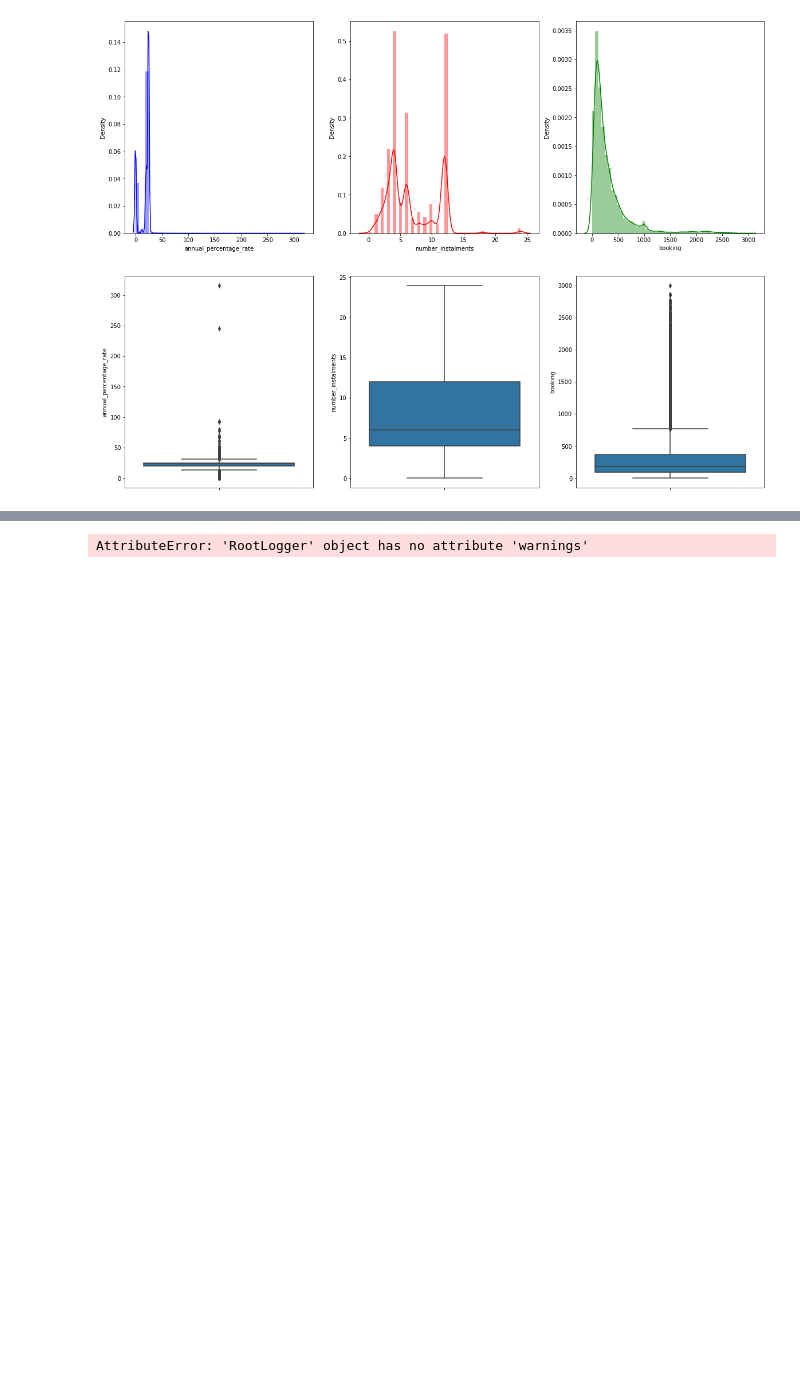
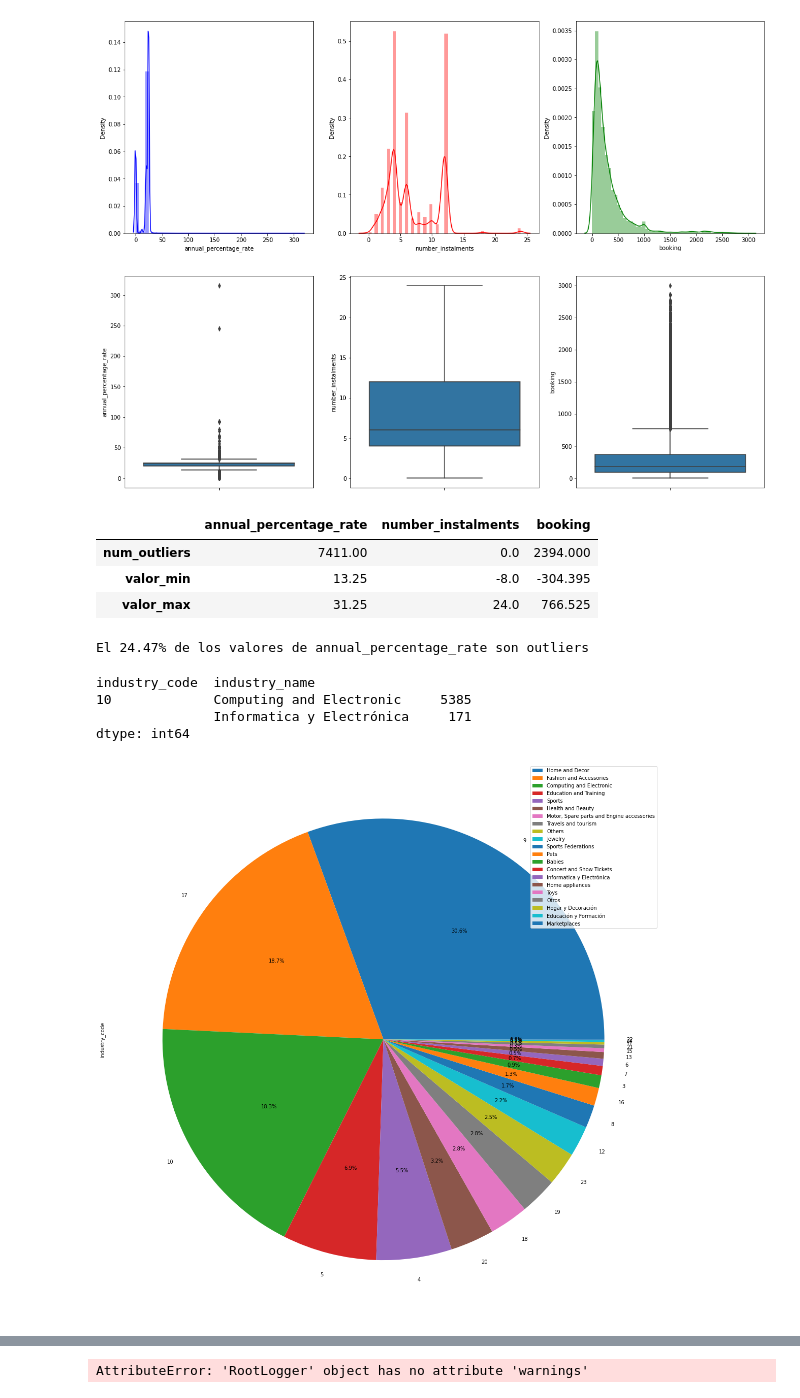
Before and after one commit to marcusRB/The_Bridge_DataScience_PT_ALUMNI_feb22, a Jupyter notebook: 99_CHALLENGES/01_Challenge_DataAnalysis_SQL/01_[Challenge]_DataAnalysis.ipynb, the cells around one changed output, grey strips where cells are left out. Drawn from its saved outputs; the diff is of its cells as text; code cells hidden in the pictures; blank space fills up the shorter version.

```diff
--- a/99_CHALLENGES/01_Challenge_DataAnalysis_SQL/01_[Challenge]_DataAnalysis.ipynb
+++ b/99_CHALLENGES/01_Challenge_DataAnalysis_SQL/01_[Challenge]_DataAnalysis.ipynb
@@ -211,0 +233,34 @@ plt.show()
+# %%
+outliers(df)
+# %% [output]
+|  | annual_percentage_rate | number_instalments | booking |
+| num_outliers | 7411.00 | 0.0 | 2394.000 |
+| valor_min | 13.25 | -8.0 | -304.395 |
+| valor_max | 31.25 | 24.0 | 766.525 |
+# %%
+# ¿Cuanto porcentaje de outliers hay en annual_percentage_rate?
+outliers_annual_percentage_rate = outliers(df).annual_percentage_rate[0]
+porcentaje = outliers_annual_percentage_rate/len(df.annual_percentage_rate) * 100
+print(f'El {porcentaje:.2f}% de los valores de annual_percentage_rate son outliers')
+# %% [output]
+El 24.47% de los valores de annual_percentage_rate son outliers
+# %%
+# tabla industry code y industry name
+tabla_industry = df[['industry_code','industry_name']]
+
+# muestra las filas donde industry_code es 10
+tabla_industry[tabla_industry.industry_code == '10'].value_counts()
+# %% [output]
+industry_code  industry_name
+10             Computing and Electronic     5385
+               Informatica y Electrónica     171
+dtype: int64
+# %%
+# Gráfico pastel de los industry_code
+tabla_industry.industry_code.value_counts().plot(kind='pie', autopct='%1.1f%%', figsize=(20,20))
+
+# Leyenda los industry_code son industry_name
+plt.legend(tabla_industry.industry_name.value_counts().index, loc='upper right')
+plt.show()
+# %% [output]
+[figure, added]
```
Also changed, not shown: parts of 3 cells of this notebook, 1 other file.
